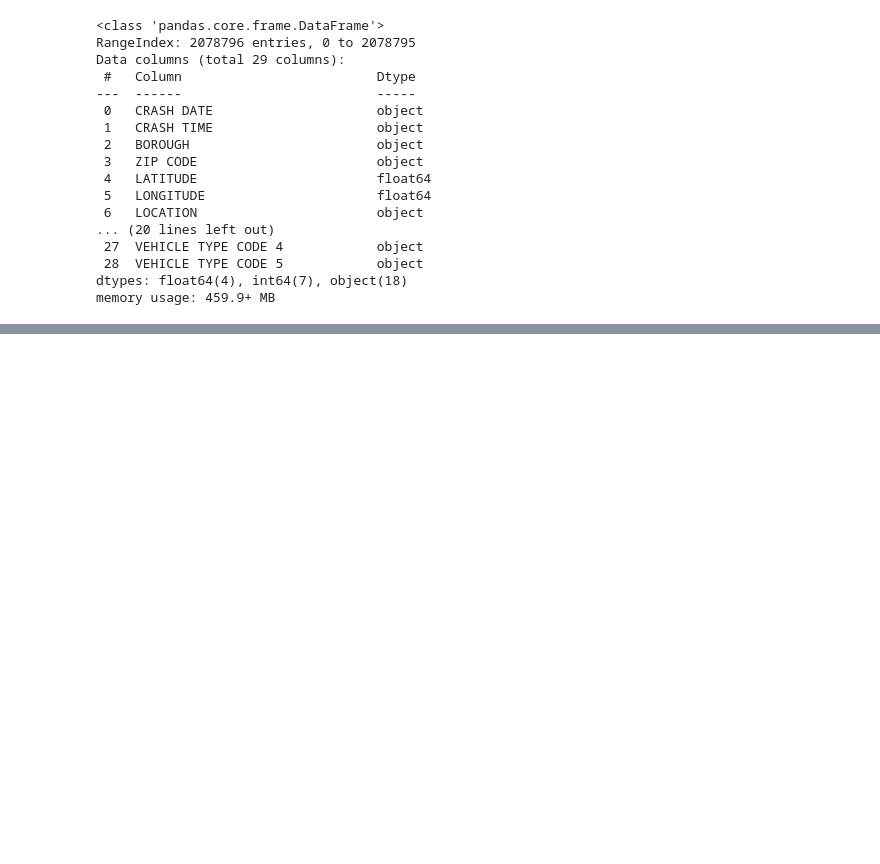
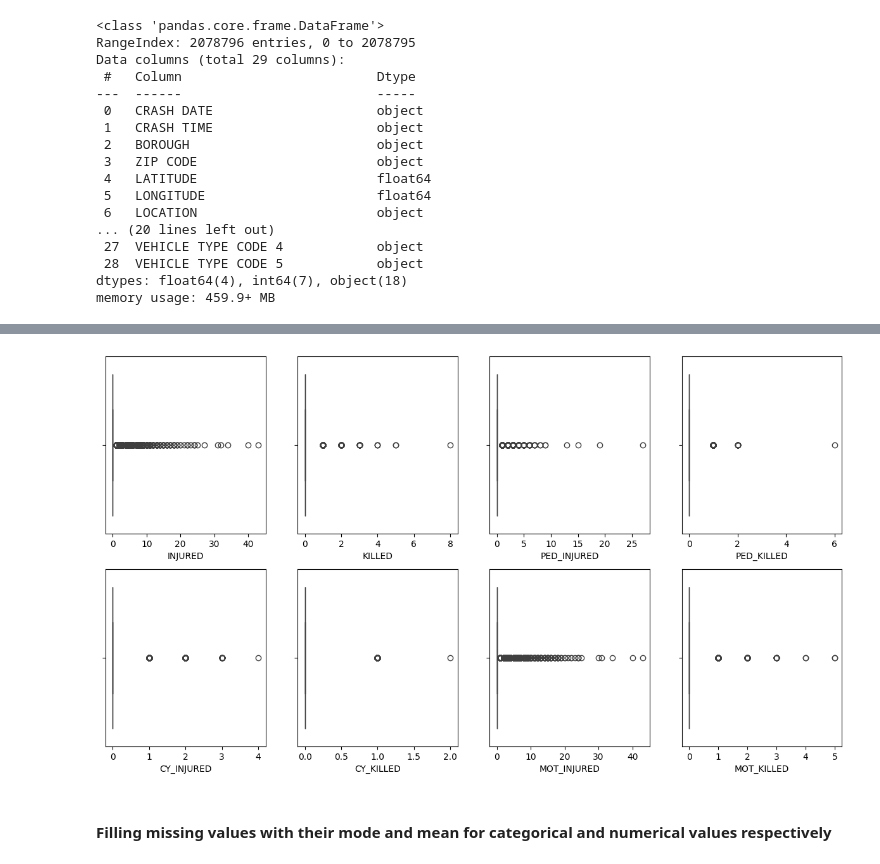
Before and after one commit to crzjothda/machlearning-ca1, a Jupyter notebook: CA1.ipynb, the cells around one changed output, grey strips where cells are left out. Cells and saved outputs as stored; diff of their text form; code cells hidden in the pictures; blank space fills up the shorter version.

```diff
--- a/CA1.ipynb
+++ b/CA1.ipynb
@@ -70,0 +84,2 @@ df.dropna(thresh=threshold, axis=1, inplace=True)
+# %%
+df.drop(['VEHICLE TYPE CODE 2', 'ZIP CODE', 'LATITUDE', 'LONGITUDE'], axis=1, inplace=True)
@@ -71 +88,21 @@ df.dropna(thresh=threshold, axis=1, inplace=True)
+# %%
+df.rename(columns={
+    'CRASH DATE': 'DATE',
+    'CRASH TIME': 'TIME',
+    'LATITUDE': 'LAT',
+    'LONGITUDE': 'LON',
+    'ON STREET NAME': 'ON_STREET',
+    'CROSS STREET NAME': 'CROSS_STREET',
+    'NUMBER OF PERSONS INJURED': 'INJURED',
+    'NUMBER OF PERSONS KILLED': 'KILLED',
+    'NUMBER OF PEDESTRIANS INJURED': 'PED_INJURED',
+    'NUMBER OF PEDESTRIANS KILLED': 'PED_KILLED',
+    'NUMBER OF CYCLIST INJURED': 'CY_INJURED',
+    'NUMBER OF CYCLIST KILLED': 'CY_KILLED',
+    'NUMBER OF MOTORIST INJURED': 'MOT_INJURED',
+    'NUMBER OF MOTORIST KILLED': 'MOT_KILLED',
+    'CONTRIBUTING FACTOR VEHICLE 1': 'FACTOR',
+    'CONTRIBUTING FACTOR VEHICLE 2': 'FACTOR2',
+    'VEHICLE TYPE CODE 1': 'VEHICLE'
+    }, inplace=True)
 # %% [markdown]
@@ -82,3 +109,0 @@ Name: count, dtype: int64
-# %%
-nan_values = ['UNKNOWN', 'unknown', 'Unknown', 'Unknown ve']
-df = df.replace(nan_values, np.nan)
@@ -87,2 +112,4 @@ Dropping target variable with NaN values
 # %%
-df.dropna(subset=['VEHICLE TYPE CODE 1'], inplace=True)
+df.dropna(subset=['VEHICLE'], inplace=True)
+
+df.dtypes
@@ -93,0 +148,13 @@ df['VEHICLE TYPE CODE 1'].value_counts().count()
+# %%
+numerical_columns = df.select_dtypes(include='number').columns.tolist()
+
+img, axs = plt.subplots(2, 4, figsize=(15, 8))
+
+for i, column in enumerate(numerical_columns):
+    sns.boxplot(x=df[column], ax=axs[i//4, i%4])
+
+plt.show()
+# %% [output]
+[figure, added]
+# %% [markdown]
+#### Filling missing values with their mode and mean for categorical and numerical values respectively
```
Also changed, not shown: parts of 33 cells of this notebook, 1 other file.
